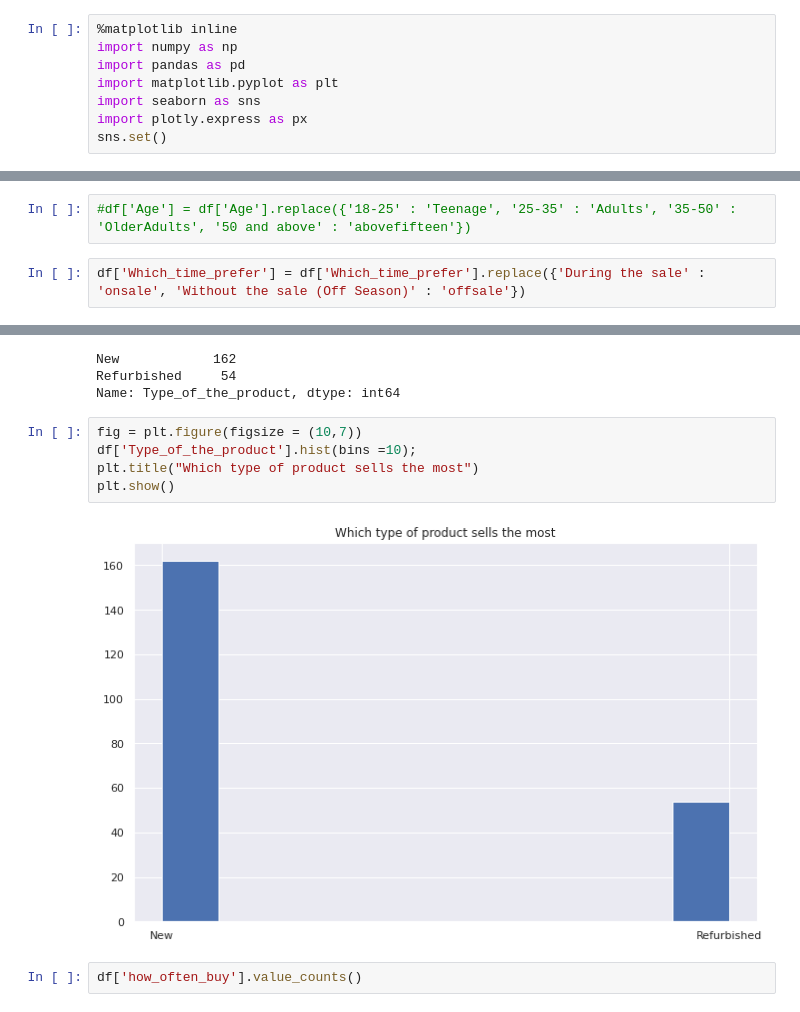
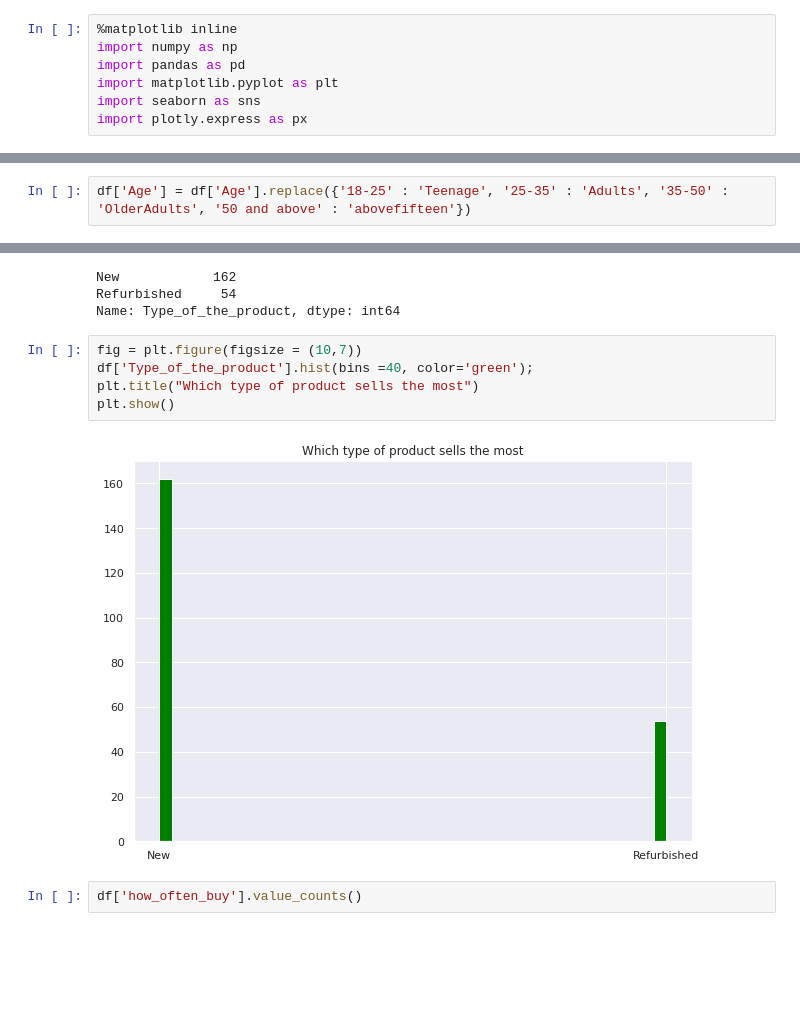
Before and after one commit to Sujatapanchal/MSCproject, a Jupyter notebook: Visualization_EPD.ipynb, the cells around one changed output, grey strips where cells are left out. Drawn from its saved outputs; the diff is of its cells as text; blank space fills up the shorter version.

```diff
--- a/Visualization_EPD.ipynb
+++ b/Visualization_EPD.ipynb
@@ -9,7 +9,6 @@ import pandas as pd
 import matplotlib.pyplot as plt
 import seaborn as sns
 import plotly.express as px
-sns.set()
 # %% [markdown]
 **Load the dataset**
 # %%
@@ -206,6 +205,4 @@ df.duplicated()
 215    False
 Length: 216, dtype: bool
 # %%
-#df['Age'] = df['Age'].replace({'18-25' : 'Teenage', '25-35' : 'Adults', '35-50' : 'OlderAdults', '50 and above' : 'abovefifteen'})
+df['Age'] = df['Age'].replace({'18-25' : 'Teenage', '25-35' : 'Adults', '35-50' : 'OlderAdults', '50 and above' : 'abovefifteen'})
-# %%
-df['Which_time_prefer'] = df['Which_time_prefer'].replace({'During the sale' : 'onsale', 'Without the sale (Off Season)' : 'offsale'})
@@ -226,11 +237,11 @@ Refurbished     54
 Name: Type_of_the_product, dtype: int64
 # %%
 fig = plt.figure(figsize = (10,7))
-df['Type_of_the_product'].hist(bins =10);
+df['Type_of_the_product'].hist(bins =40, color='green');
 plt.title("Which type of product sells the most")
 plt.show()
 # %% [output]
-[figure, old version]
+[figure, new version]
 # %%
 df['how_often_buy'].value_counts()
 # %% [output]
```
Also changed, not shown: parts of 17 cells of this notebook.
